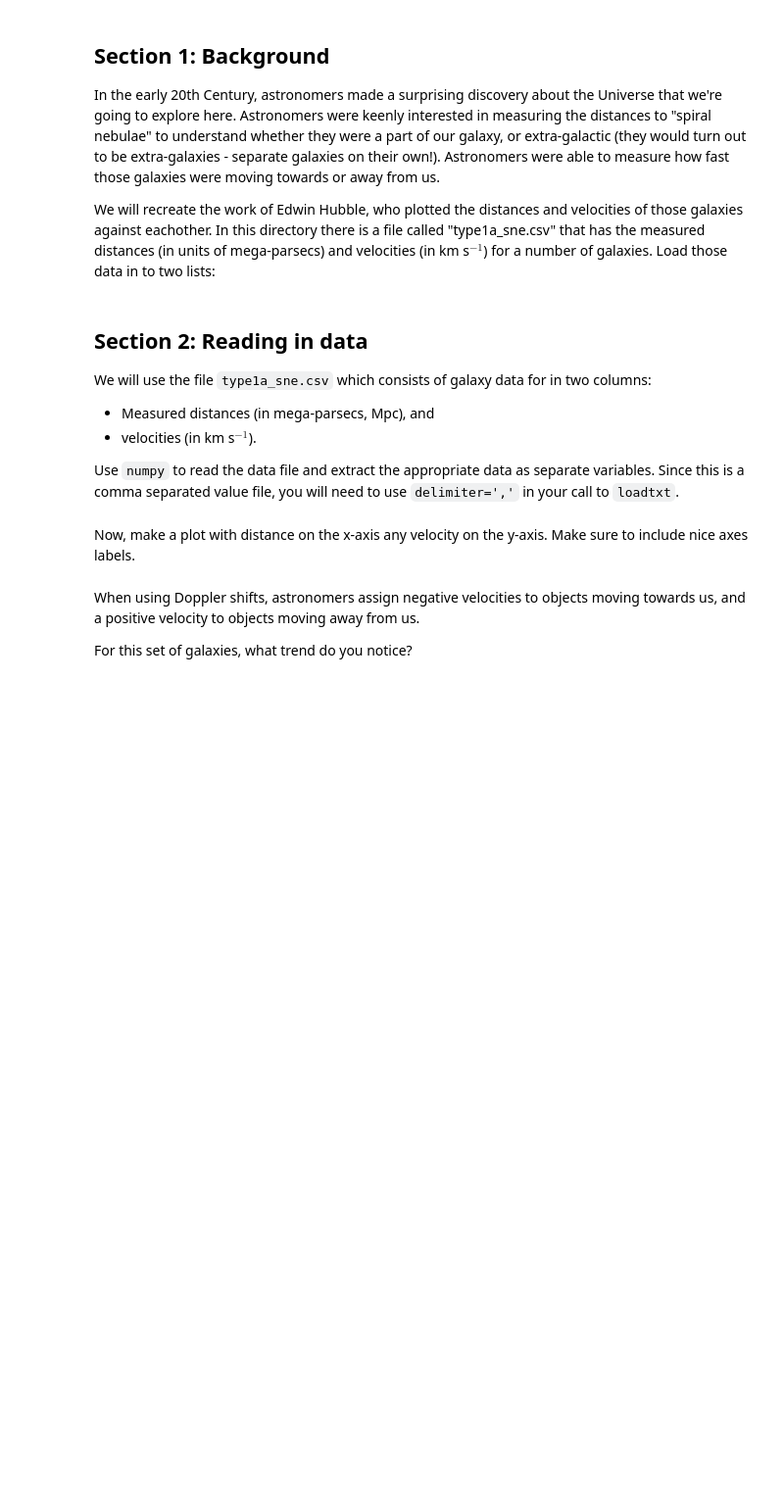
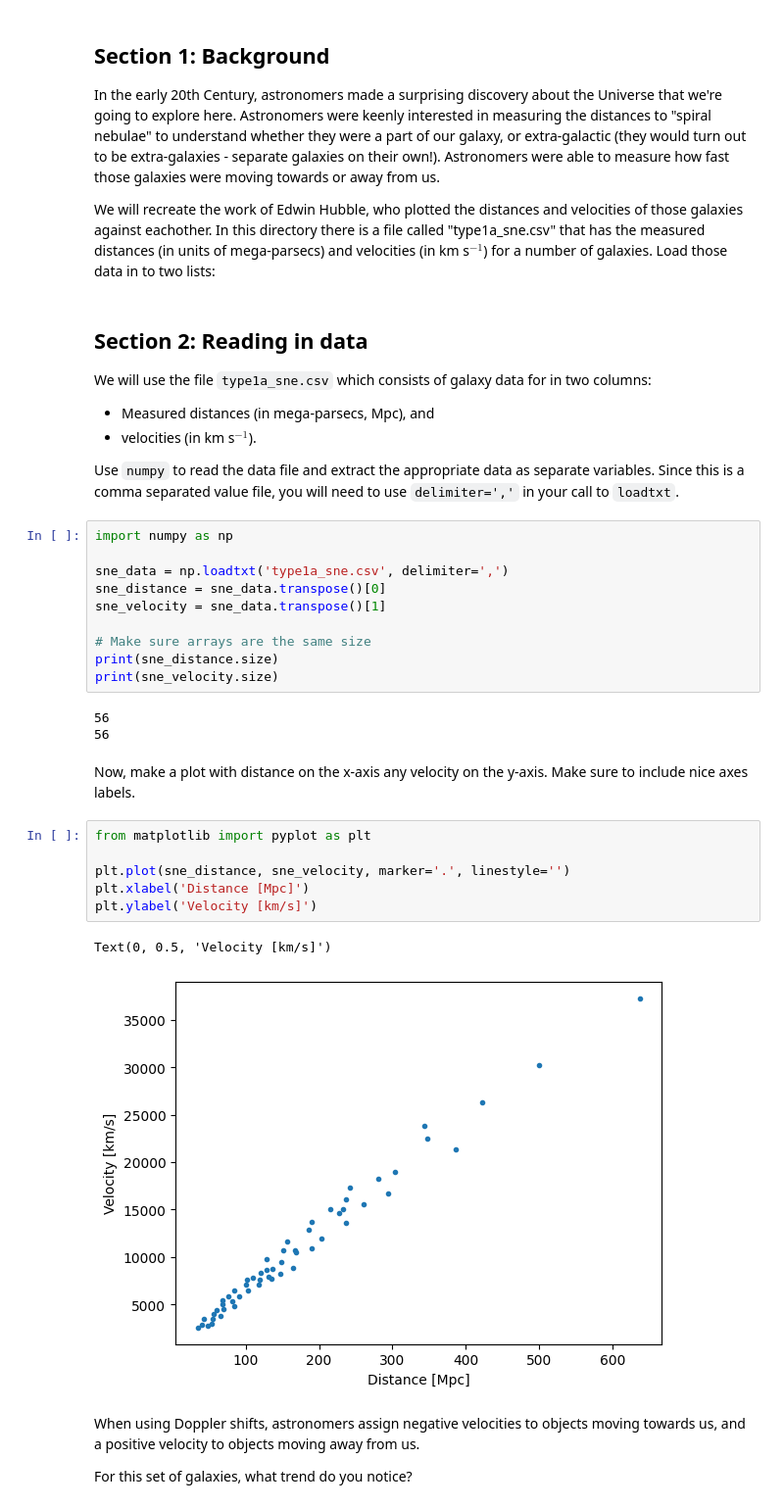
Before and after one commit to CIERA-Northwestern/REACHpy, a Jupyter notebook: Module_2/Challenge_3_Universe_Expansion.ipynb, the cells around one changed output. Shown at 98% size. Saved outputs shown, nothing was run; the diff lists cells and outputs as text; blank space fills up the shorter version.

```diff
--- a/Module_2/Challenge_3_Universe_Expansion.ipynb
+++ b/Module_2/Challenge_3_Universe_Expansion.ipynb
@@ -20,8 +31,30 @@ We will use the file `type1a_sne.csv` which consists of galaxy data for in two c
  - velocities (in km s$^{-1}$).
 
 Use `numpy` to read the data file and extract the appropriate data as separate variables. Since this is a comma separated value file, you will need to use `delimiter=','` in your call to `loadtxt`.
+# %%
+import numpy as np
+
+sne_data = np.loadtxt('type1a_sne.csv', delimiter=',')
+sne_distance = sne_data.transpose()[0]
+sne_velocity = sne_data.transpose()[1]
+
+# Make sure arrays are the same size
+print(sne_distance.size)
+print(sne_velocity.size)
+# %% [output]
+56
+56
 # %% [markdown]
 Now, make a plot with distance on the x-axis any velocity on the y-axis. Make sure to include nice axes labels.
+# %%
+from matplotlib import pyplot as plt
+
+plt.plot(sne_distance, sne_velocity, marker='.', linestyle='')
+plt.xlabel('Distance [Mpc]')
+plt.ylabel('Velocity [km/s]')
+# %% [output]
+Text(0, 0.5, 'Velocity [km/s]')
+[figure, added]
 # %% [markdown]
 When using Doppler shifts, astronomers assign negative velocities to objects moving towards us, and a positive velocity to objects moving away from us.
 
```
Also changed, not shown: parts of 11 cells of this notebook, 4 other files.
